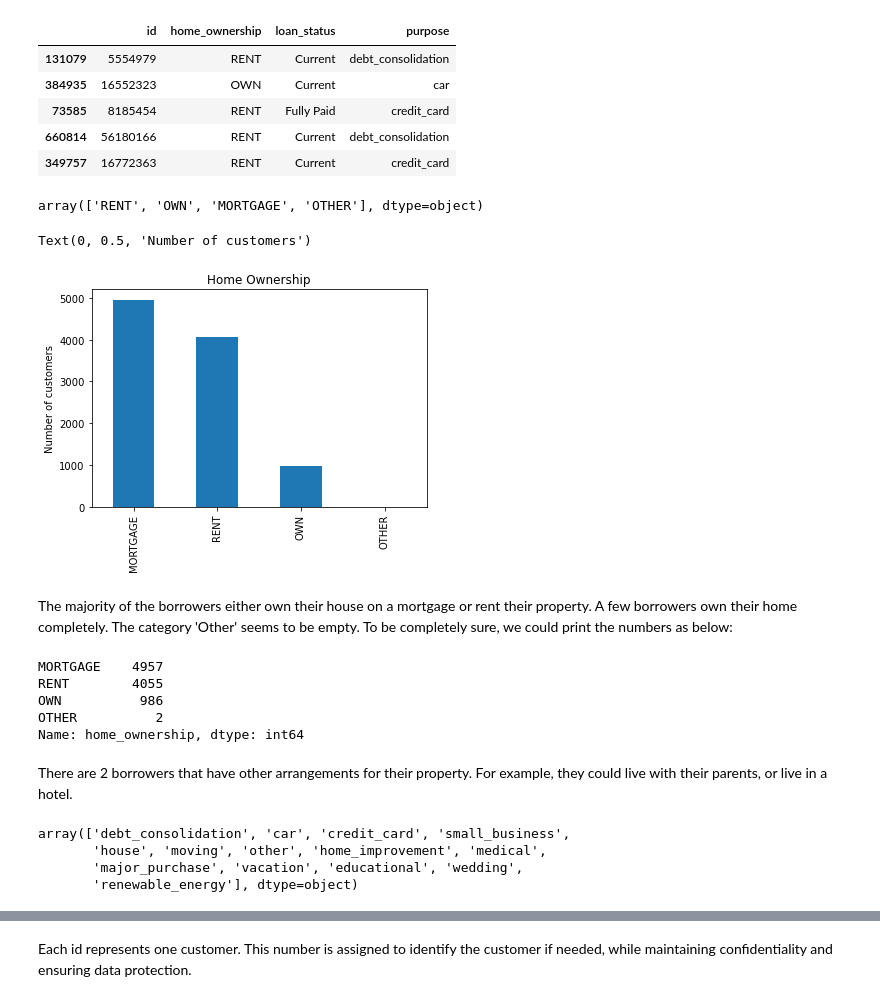
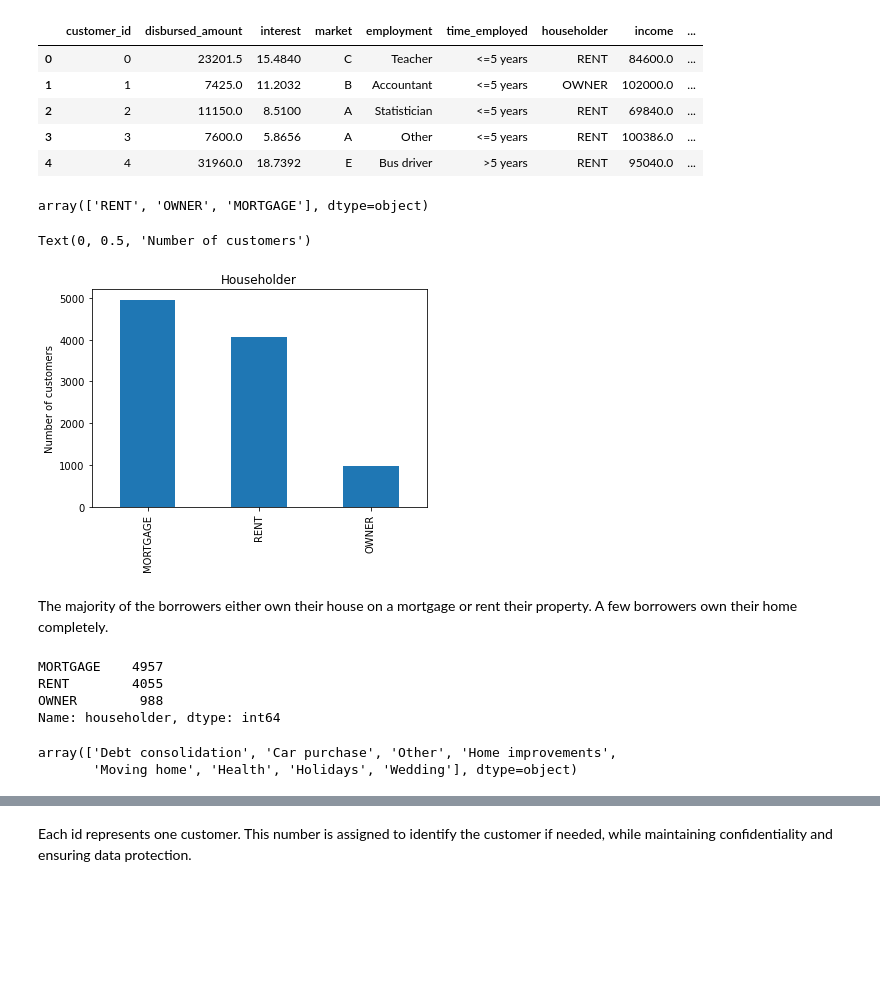
Before and after one commit to solegalli/feature-engineering-for-machine-learning, a Jupyter notebook: Section-02-Types-of-Variables/02.2-Categorical-Variables.ipynb, the cells around one changed output, grey strips where cells are left out. Cells and saved outputs as stored; diff of their text form; code cells hidden in the pictures; blank space fills up the shorter version.

```diff
--- a/Section-02-Types-of-Variables/02.2-Categorical-Variables.ipynb
+++ b/Section-02-Types-of-Variables/02.2-Categorical-Variables.ipynb
@@ -69,41 +69,33 @@ In this demo, we will use data from the peer-o-peer finance company **Lending Cl
 import pandas as pd
 
 import matplotlib.pyplot as plt
-# %%
-# let's load the dataset with just a few columns and a few rows,
-# to speed things up
-
-# Variable definitions:
-#-------------------------
-# purpose: intended use of the loan
-# loan_status: loan statues, defaulted, paid, etc
-# home_ownership: whether the borrower owns or rents their property
-
-use_cols = ['id', 'purpose', 'loan_status', 'home_ownership']
-
-# this dataset is very big. To speed things up for the demo
-# I will randomly select 10,000 rows when I load the dataset
-# so I upload just 10,000 rows from the full dataset
-
-data = pd.read_csv('../loan.csv', usecols=use_cols).sample(
-    10000, random_state=44)  # set a seed for reproducibility
-
-data.head()
-# %% [output]
-|  | id | home_ownership | loan_status | purpose |
-| 131079 | 5554979 | RENT | Current | debt_consolidation |
-| 384935 | 16552323 | OWN | Current | car |
-| 73585 | 8185454 | RENT | Fully Paid | credit_card |
-| 660814 | 56180166 | RENT | Current | debt_consolidation |
-| 349757 | 16772363 | RENT | Current | credit_card |
+# %%
+# let's load the dataset
+
+# Variable definitions:
+#-------------------------
+# loan_purpose: intended use of the loan
+# market: the risk market assigned to the borrower (based in their financial situation)
+# householder: whether the borrower owns or rents their property
+
+data = pd.read_csv('../loan.csv')
+
+data.head()
+# %% [output]
+|  | customer_id | disbursed_amount | interest | market | employment | time_employed | householder | income | ... |
+| 0 | 0 | 23201.5 | 15.4840 | C | Teacher | <=5 years | RENT | 84600.0 | ... |
+| 1 | 1 | 7425.0 | 11.2032 | B | Accountant | <=5 years | OWNER | 102000.0 | ... |
+| 2 | 2 | 11150.0 | 8.5100 | A | Statistician | <=5 years | RENT | 69840.0 | ... |
+| 3 | 3 | 7600.0 | 5.8656 | A | Other | <=5 years | RENT | 100386.0 | ... |
+| 4 | 4 | 31960.0 | 18.7392 | E | Bus driver | >5 years | RENT | 95040.0 | ... |
 # %%
-# let's inspect the variable home ownership,
+# let's inspect the variable householder,
 # which indicates whether the borrowers own their home
 # or if they are renting, among other things.
 
-data.home_ownership.unique()
+data['householder'].unique()
 # %% [output]
-array(['RENT', 'OWN', 'MORTGAGE', 'OTHER'], dtype=object)
+array(['RENT', 'OWNER', 'MORTGAGE'], dtype=object)
 # %%
 # let's make a bar plot, with the number of loans
 # for each category of home ownership
@@ -111,34 +103,29 @@ array(['RENT', 'OWN', 'MORTGAGE', 'OTHER'], dtype=object)
 # the code below counts the number of observations (borrowers)
 # within each category and then makes a bar plot
 
-fig = data['home_ownership'].value_counts().plot.bar()
-fig.set_title('Home Ownership')
+fig = data['householder'].value_counts().plot.bar()
+fig.set_title('Householder')
 fig.set_ylabel('Number of customers')
 # %% [output]
 Text(0, 0.5, 'Number of customers')
-[figure, old version]
+[figure, new version]
 # %% [markdown]
-The majority of the borrowers either own their house on a mortgage or rent their property. A few borrowers own their home completely. The category 'Other' seems to be empty. To be completely sure, we could print the numbers as below:
+The majority of the borrowers either own their house on a mortgage or rent their property. A few borrowers own their home completely.
 # %%
-data['home_ownership'].value_counts()
+data['householder'].value_counts()
 # %% [output]
 MORTGAGE    4957
 RENT        4055
-OWN          986
-OTHER          2
-Name: home_ownership, dtype: int64
+OWNER        988
+Name: householder, dtype: int64
-# %% [markdown]
-There are 2 borrowers that have other arrangements for their property. For example, they could live with their parents, or live in a hotel.
 # %%
-# the "purpose" variable is another categorical variable
+# the "loan_purpose" variable is another categorical variable
 # that indicates how the borrowers intend to use the
 # money they are borrowing, for example to improve their
 # house, or to cancel previous debt.
 
-data.purpose.unique()
+data['loan_purpose'].unique()
 # %% [output]
-array(['debt_consolidation', 'car', 'credit_card', 'small_business',
-       'house', 'moving', 'other', 'home_improvement', 'medical',
-       'major_purchase', 'vacation', 'educational', 'wedding',
-       'renewable_energy'], dtype=object)
+array(['Debt consolidation', 'Car purchase', 'Other', 'Home improvements',
+       'Moving home', 'Health', 'Holidays', 'Wedding'], dtype=object)
 # %% [markdown]
```
Also changed, not shown: parts of 11 cells of this notebook, 6 other files.
